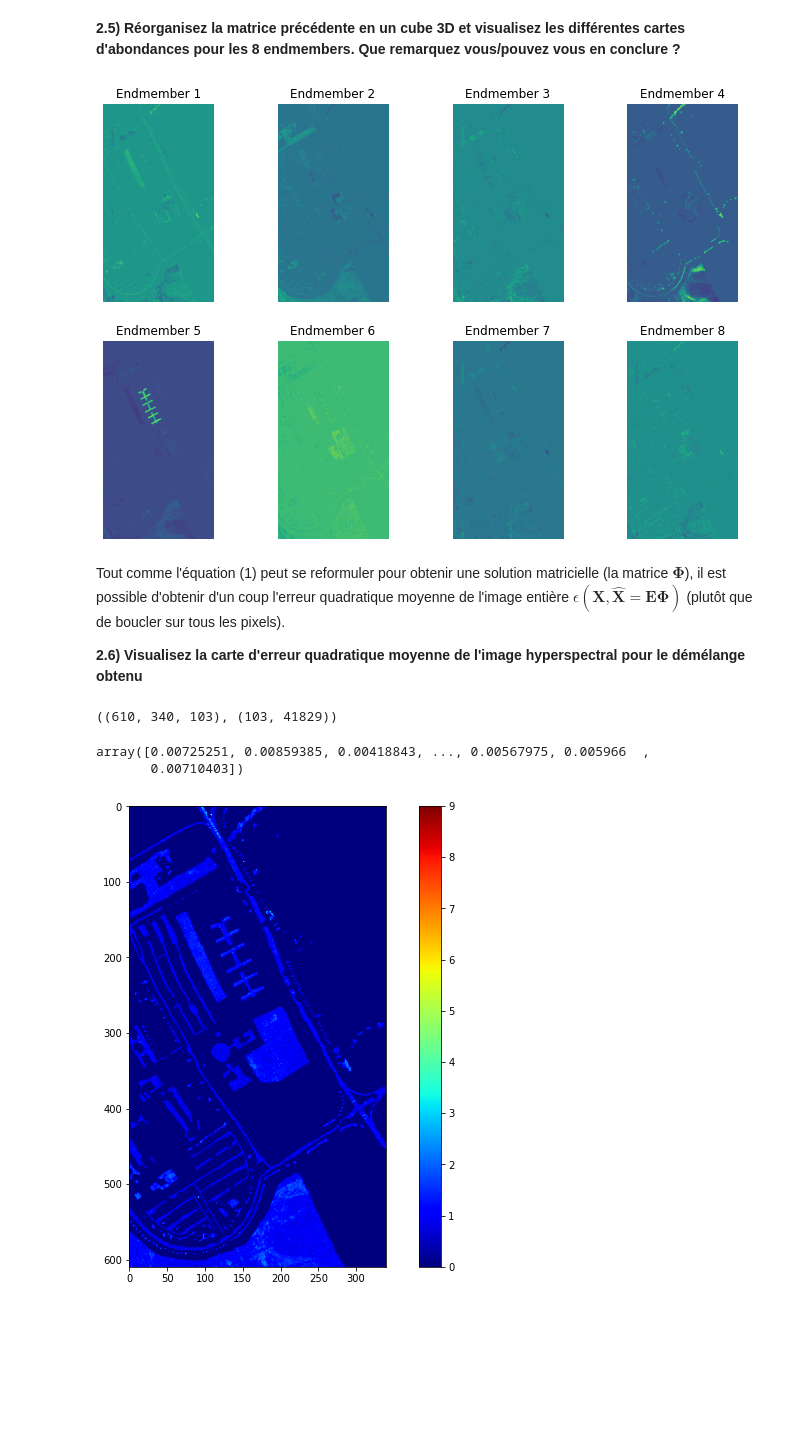
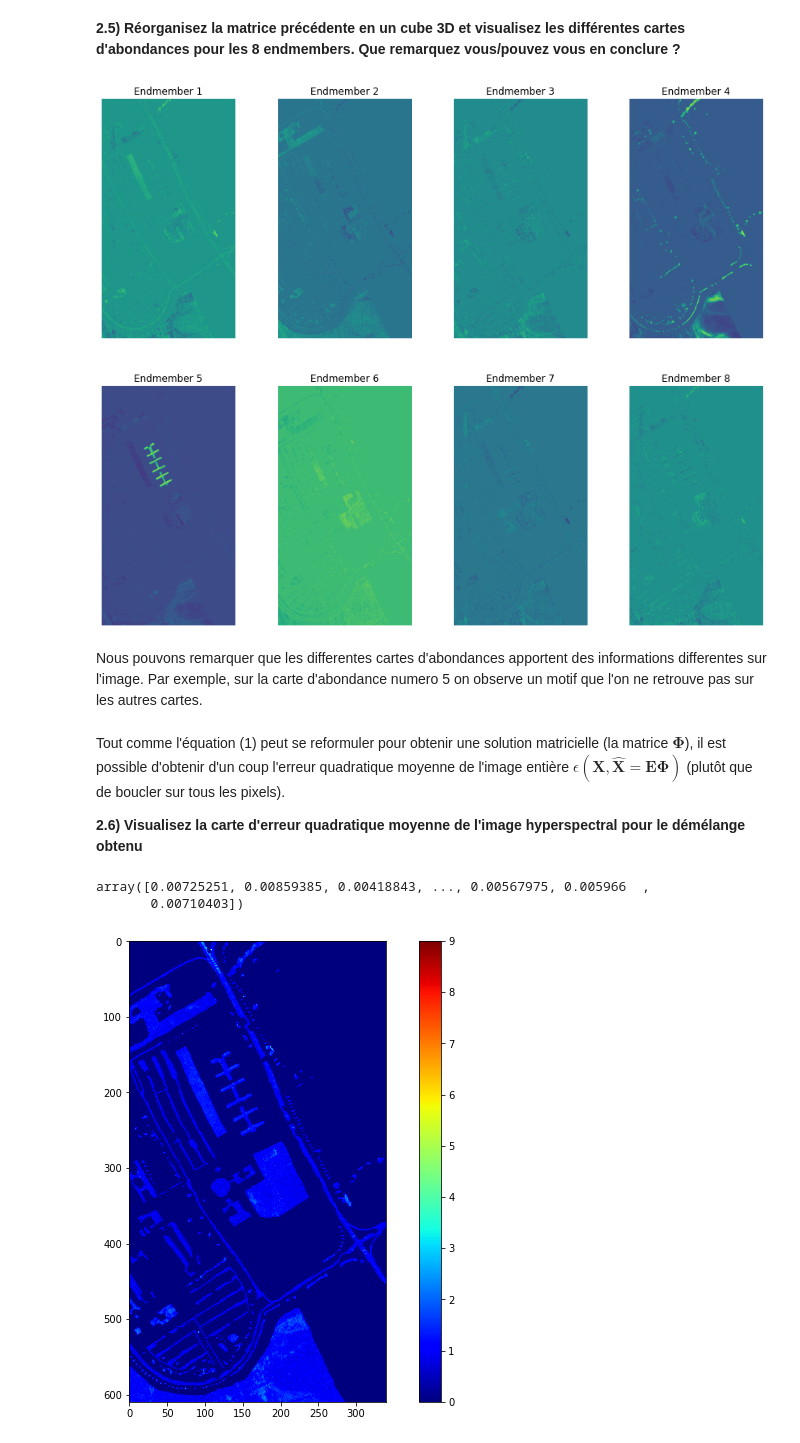
Before and after one commit to drguigui1/Unmixing-HSI, a Jupyter notebook: TP_demelange.ipynb, the cells around one changed output. Cells and saved outputs as stored; diff of their text form; code cells hidden in the pictures; blank space fills up the shorter version.

```diff
--- a/TP_demelange.ipynb
+++ b/TP_demelange.ipynb
@@ -259,6 +261,6 @@ def mean_square_error(x, x_hat):
 # %%
 for i in range(9):
-    x = hsi_nonzeros[i]
+    x = hsi_usefull[i]
     x_hat = E @ analytic_solution(E, x)
-    print("MSE at ({},{}): {}".format(i, i, mean_square_error(x, x_hat)))
+    print("MSE at ({}): {}".format(i, mean_square_error(x, x_hat)))
 # %% [output]
@@ -274,7 +276,7 @@ MSE at (8,8): 0.007545169128888069
 # %%
-mses = np.empty((hsi_nonzeros.shape[0]))
-for i in range(hsi_nonzeros.shape[0]):
-    x = hsi_nonzeros[i]
+mses = np.empty((hsi_usefull.shape[0]))
+for i in range(hsi_usefull.shape[0]):
+    x = hsi_usefull[i]
     x_hat = E @ analytic_solution(E, x)
     mses[i] = mean_square_error(x, x_hat)
 
@@ -292,7 +294,7 @@ La solution $\boldsymbol \Phi \in \mathbb{R}^{m\times N_{pix}}$ obtenue s'interp
 # %% [markdown]
 **2.4) Adaptez votre implémentation de la question 2) pour obtenir la matrice d'abondance $\boldsymbol \Phi$ en un coup**
 # %%
-phi = analytic_solution(E, hsi_nonzeros.T)
+phi = analytic_solution(E, hsi_usefull.T)
 x_hat = E @ phi
 # %%
 plt.figure(figsize=(12,8))
@@ -309,37 +311,32 @@ plt.show()
 **2.5) Réorganisez la matrice précédente en un cube 3D et visualisez les différentes cartes d'abondances pour les 8 endmembers. Que remarquez vous/pouvez vous en conclure ?**
 # %%
 full_phi = np.zeros((Nrow * Ncol, 8))
-full_phi[non_zeros_idx] = phi.T
+full_phi[usefull_idx] = phi.T
 full_phi = full_phi.reshape((Nrow, Ncol, 8))
 # %%
-plt.figure(figsize=(12,8))
+plt.figure(figsize=(15,12))
 
 for i in range(8):
     plt.subplot(2, 4, i + 1)
     plt.title('Endmember {}'.format(i + 1))
     plt.imshow(full_phi[:, :, i])
     plt.axis('off')
 
 plt.show()
 # %% [output]
-[figure, old version]
+[figure, new version]
+# %% [markdown]
+Nous pouvons remarquer que les differentes cartes d'abondances apportent des informations differentes sur l'image. Par exemple, sur la carte d'abondance numero 5 on observe un motif que l'on ne retrouve pas sur les autres cartes.
 # %% [markdown]
 Tout comme l'équation (1) peut se reformuler pour obtenir une solution matricielle (la matrice $\boldsymbol \Phi$), il est possible d'obtenir d'un coup l'erreur quadratique moyenne de l'image entière $\epsilon(\mathbf{X},\mathbf{\hat{X}} = \mathbf{E}\boldsymbol \Phi)$ (plutôt que de boucler sur tous les pixels).
 
 **2.6) Visualisez la carte d'erreur quadratique moyenne de l'image hyperspectral pour le démélange obtenu**
-# %%
-hsi.shape, (E @ phi).shape
-# %% [output]
-((610, 340, 103), (103, 41829))
-# %%
-mses = np.empty((hsi_nonzeros.shape[0]))
-for i in range(hsi_nonzeros.shape[0]):
-    x = hsi_nonzeros[i]
-    x_hat = E @ analytic_solution(E, x)
-    mses[i] = mean_square_error(x, x_hat)
-mses
-# %% [output]
-array([0.00725251, 0.00859385, 0.00418843, ..., 0.00567975, 0.005966  ,
-       0.00710403])
+# %%
+x_hat = E @ analytic_solution(E, hsi_usefull.T)
+mses = mean_square_error(hsi_usefull, x_hat.T)
+mses
+# %% [output]
+array([0.00725251, 0.00859385, 0.00418843, ..., 0.00567975, 0.005966  ,
+       0.00710403])
 # %%
 full_mses = np.zeros((Nrow * Ncol))
```
Also changed, not shown: parts of 44 cells of this notebook.
